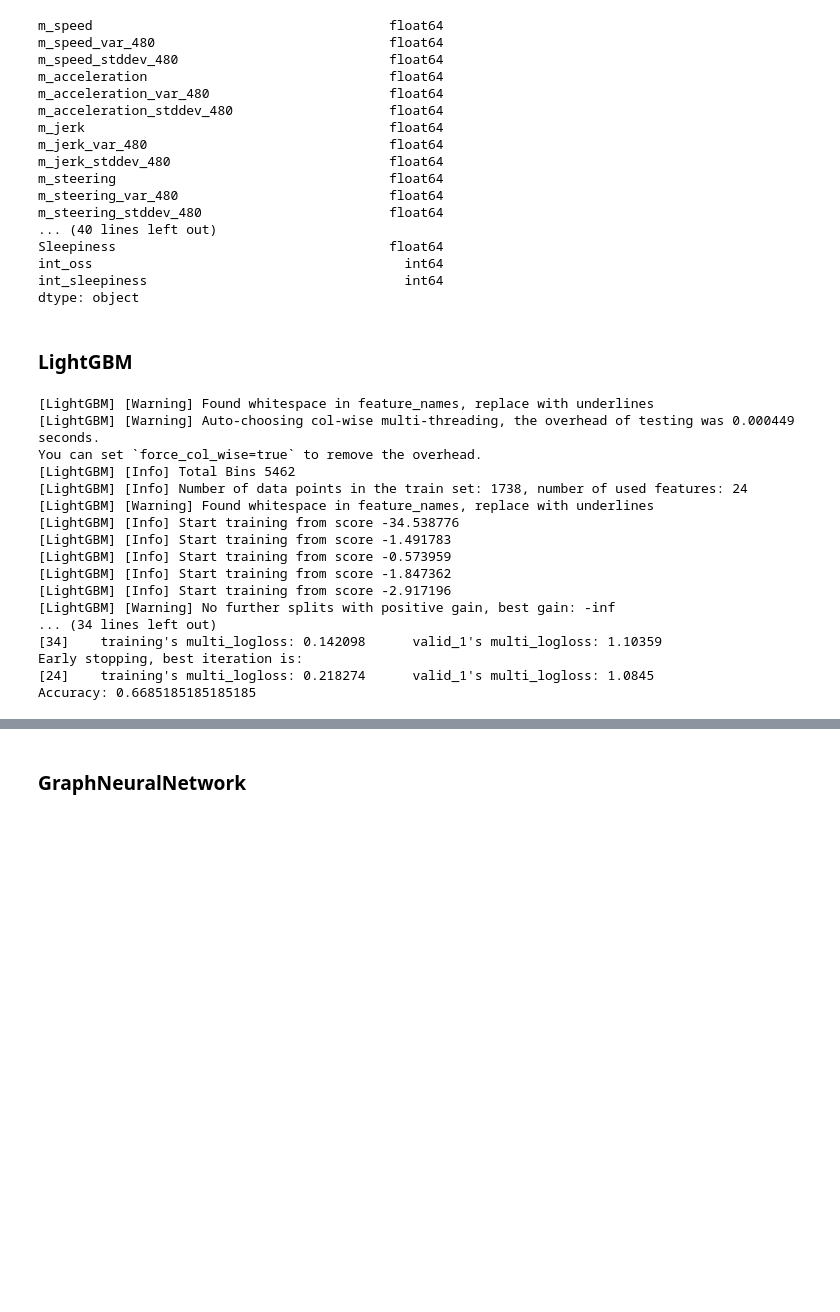
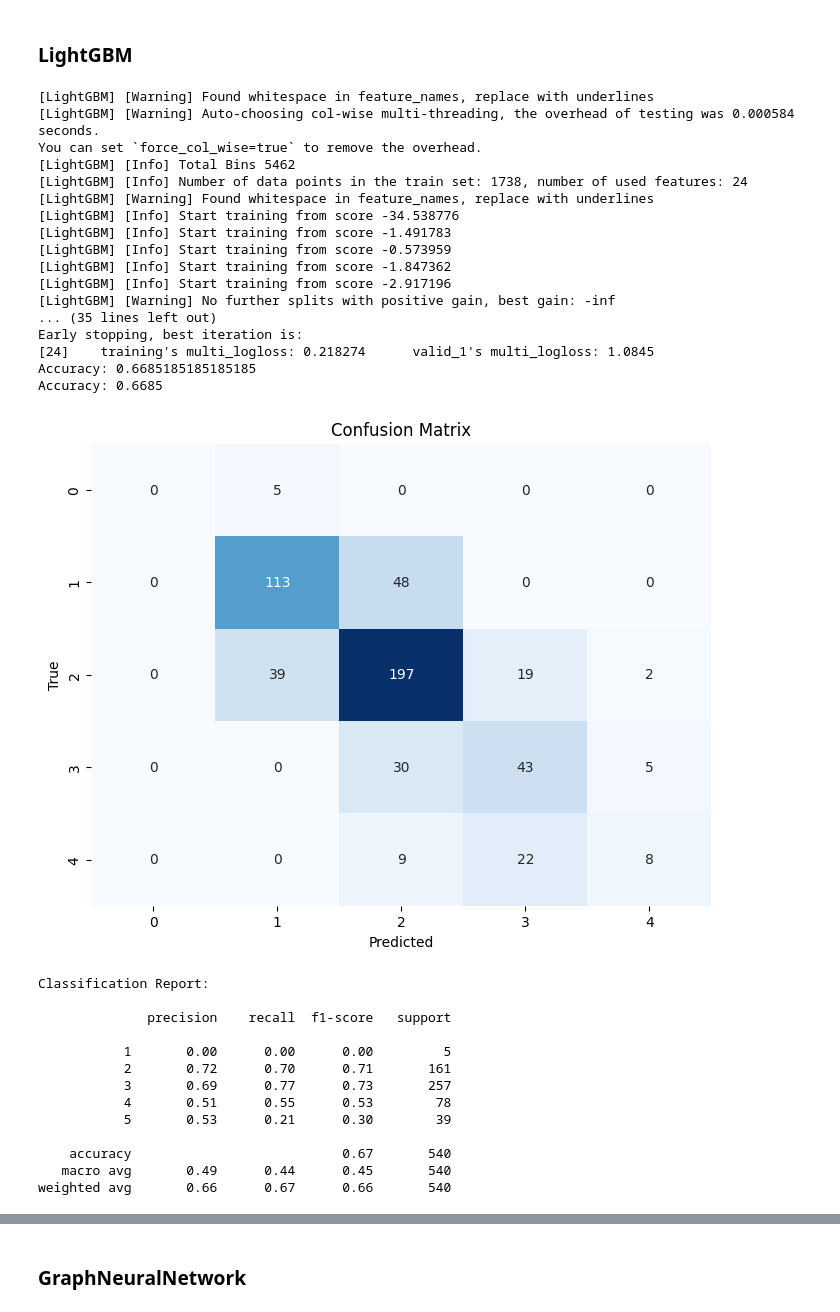
Before and after one commit to BuntinJP/ml, a Jupyter notebook: multiclass-classification.ipynb, the cells around one changed output, grey strips where cells are left out. Drawn from its saved outputs; the diff is of its cells as text; code cells hidden in the pictures; blank space fills up the shorter version.

```diff
--- a/multiclass-classification.ipynb
+++ b/multiclass-classification.ipynb
@@ -74,31 +55,32 @@ dtype: object
+# %%
+def evaluate_predictions(predicted_labels, true_labels):
+    # Accuracy
+    acc = accuracy_score(true_labels, predicted_labels)
+    print(f"Accuracy: {acc:.4f}")
+
+    # Confusion Matrix
+    cm = confusion_matrix(true_labels, predicted_labels)
+    plt.figure(figsize=(8, 6))
+    sns.heatmap(cm, annot=True, fmt='g', cmap='Blues', cbar=False)
+    plt.xlabel('Predicted')
+    plt.ylabel('True')
+    plt.title('Confusion Matrix')
+    plt.show()
+
+    # Other statistics (Precision, Recall, F1-score)
+    print("\nClassification Report:\n")
+    print(classification_report(true_labels, predicted_labels))
+
+    return acc
+
+# 使用例
+# acc_value = evaluate_predictions(predicted_labels, y_test_oss)
 # %%
 # ossを丸めてint型として新しいカラムoss_intを追加
 train['int_oss'] = train['oss'].round().astype(int)
 train['int_sleepiness'] = train['Sleepiness'].round().astype(int)
 test['int_oss'] = test['oss'].round().astype(int)
 test['int_sleepiness'] = test['Sleepiness'].round().astype(int)
-
-# int_ossカラムを追加した新しいデータフレームのdtypeを表示
-print(train.dtypes)
-print(test.dtypes)
-# %% [output]
-m_speed                                      float64
-m_speed_var_480                              float64
-m_speed_stddev_480                           float64
-m_acceleration                               float64
-m_acceleration_var_480                       float64
-m_acceleration_stddev_480                    float64
-m_jerk                                       float64
-m_jerk_var_480                               float64
-m_jerk_stddev_480                            float64
-m_steering                                   float64
-m_steering_var_480                           float64
-m_steering_stddev_480                        float64
-... (40 lines left out)
-Sleepiness                                   float64
-int_oss                                        int64
-int_sleepiness                                 int64
-dtype: object
 # %% [markdown]
 ### LightGBM
 # %%
@@ -121,36 +103,51 @@ y_train_oss -= 1
 X_test_oss = test.drop('int_oss', axis=1).drop('oss',axis=1)
 y_test_oss = test['int_oss']
 y_test_oss -= 1
 
 train_data_oss = lgb.Dataset(X_train_oss, label=y_train_oss)
 test_data_oss = lgb.Dataset(X_test_oss, label=y_test_oss, reference=train_data_oss)
 
 model = train_lgbm_classificatoin(5,train_data_oss,test_data_oss)
 
 y_pred_oss = model.predict(X_test_oss)
 y_pred_oss_class = np.argmax(y_pred_oss,axis=1) + 1
 y_test_oss += 1
 
 acc = accuracy_score(y_test_oss,y_pred_oss_class)
 print('Accuracy:', acc)
+acc = evaluate_predictions(y_pred_oss_class, y_test_oss)
 # %% [output]
 [LightGBM] [Warning] Found whitespace in feature_names, replace with underlines
-[LightGBM] [Warning] Auto-choosing col-wise multi-threading, the overhead of testing was 0.000449 seconds.
+[LightGBM] [Warning] Auto-choosing col-wise multi-threading, the overhead of testing was 0.000584 seconds.
 You can set `force_col_wise=true` to remove the overhead.
 [LightGBM] [Info] Total Bins 5462
 [LightGBM] [Info] Number of data points in the train set: 1738, number of used features: 24
 [LightGBM] [Warning] Found whitespace in feature_names, replace with underlines
 [LightGBM] [Info] Start training from score -34.538776
 [LightGBM] [Info] Start training from score -1.491783
 [LightGBM] [Info] Start training from score -0.573959
 [LightGBM] [Info] Start training from score -1.847362
 [LightGBM] [Info] Start training from score -2.917196
 [LightGBM] [Warning] No further splits with positive gain, best gain: -inf
-... (34 lines left out)
-[34]    training's multi_logloss: 0.142098      valid_1's multi_logloss: 1.10359
+... (35 lines left out)
 Early stopping, best iteration is:
 [24]    training's multi_logloss: 0.218274      valid_1's multi_logloss: 1.0845
 Accuracy: 0.6685185185185185
+Accuracy: 0.6685
+[figure, added]
+Classification Report:
+
+              precision    recall  f1-score   support
+
+           1       0.00      0.00      0.00         5
+           2       0.72      0.70      0.71       161
+           3       0.69      0.77      0.73       257
+           4       0.51      0.55      0.53        78
+           5       0.53      0.21      0.30        39
+
+    accuracy                           0.67       540
+   macro avg       0.49      0.44      0.45       540
+weighted avg       0.66      0.67      0.66       540
 # %%
 showLgbmModelFeature(model)
 # %% [output]
```
Also changed, not shown: parts of 12 cells of this notebook, 2 other files.
